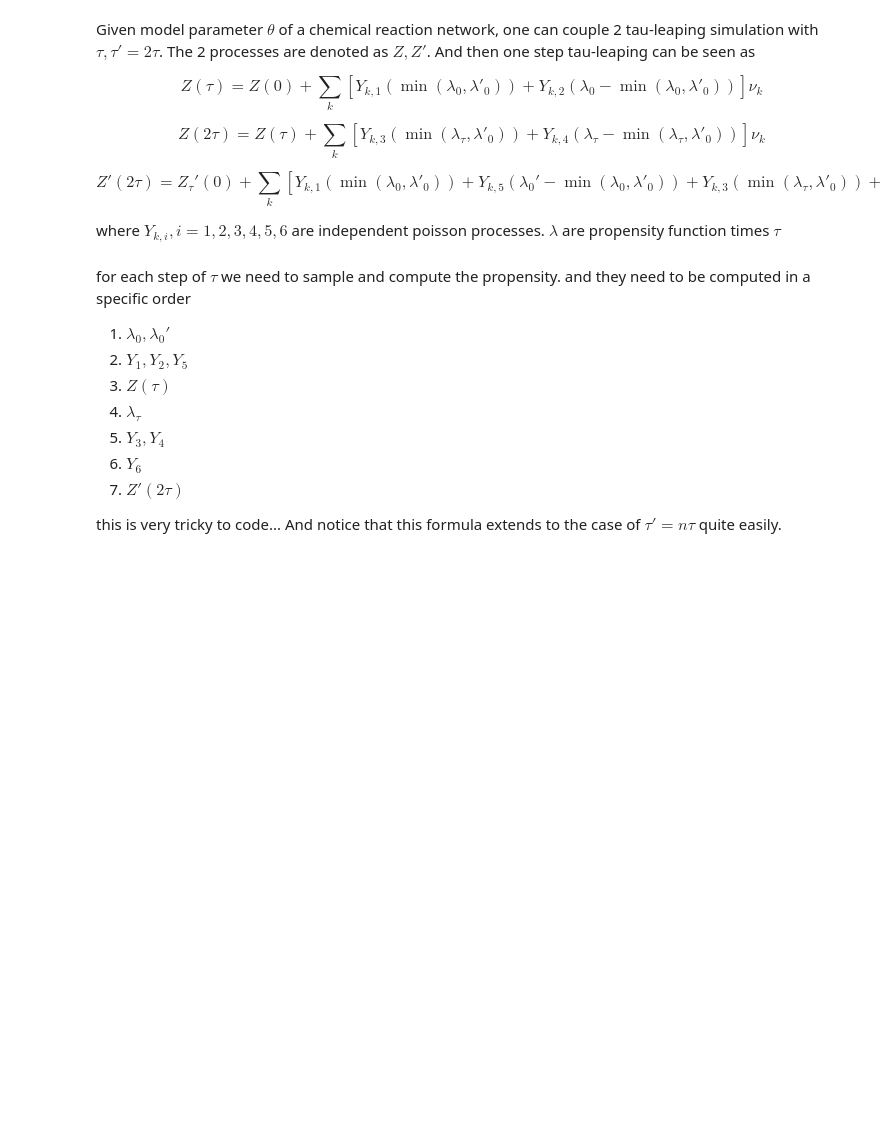
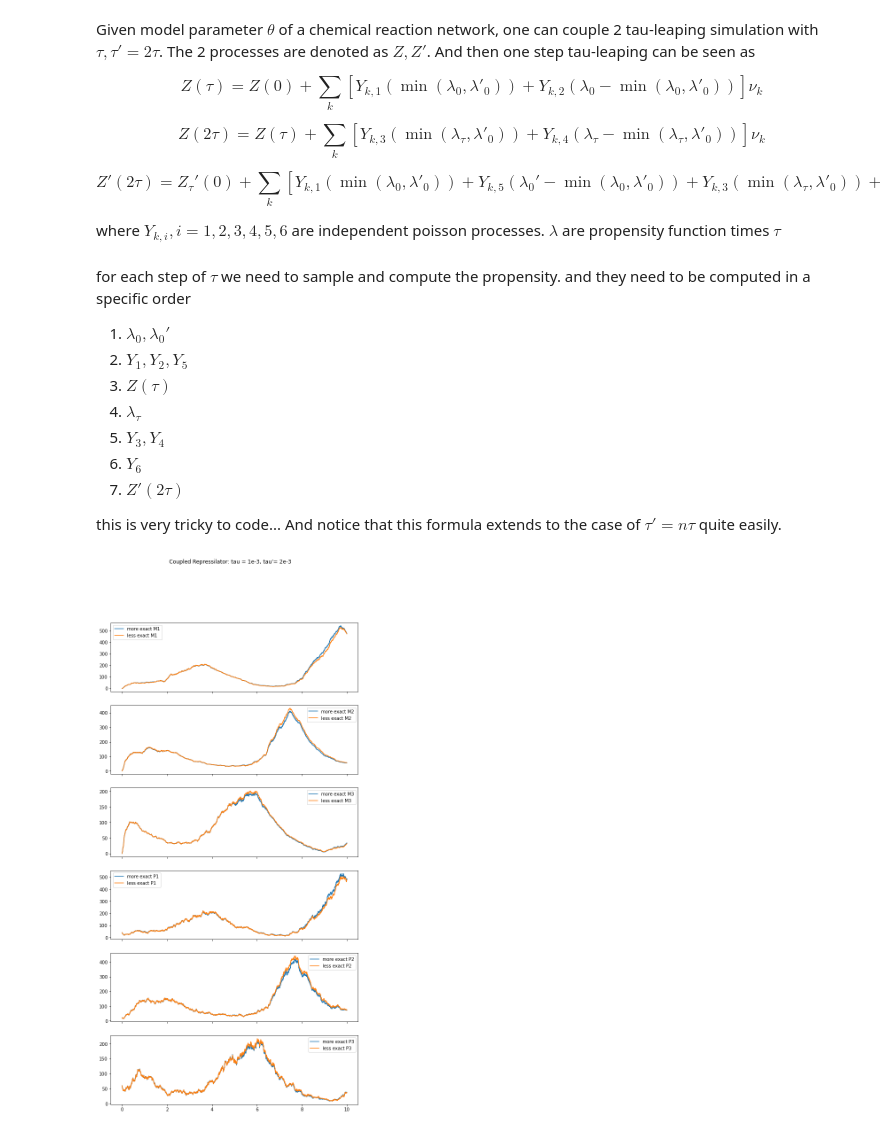
Before and after one commit to WangHaiYang874/ABC22, a Jupyter notebook: tau leaping couple.ipynb, the cells around one changed output. Cells and saved outputs as stored; diff of their text form; code cells hidden in the pictures; blank space fills up the shorter version.

Commit message:
tau leaping coupled demo notebook

```diff
--- a/tau leaping couple.ipynb
+++ b/tau leaping couple.ipynb
@@ -36,0 +38,25 @@ from models import Repressilator
+# %%
+alpha0 = 1
+alpha = 1000
+n = 2
+K = 20
+beta = 5
+gamma = 1
+
+model_parameter = np.array([alpha0,alpha,n,K,beta,gamma])
+
+X_init = np.array([0,0,0,40,20,60])
+
+model = Repressilator(model_parameter)
+# %%
+x1,t1,x2,t2 = model.tau_leaping_coupled(X_init,1e-3,10)
+# %%
+fig, axes = plt.subplots(6,1,figsize=(10,20),sharex=True)
+fig.suptitle('Coupled Repressilator: tau = 1e-3, tau\'= 2e-3')
+
+for i in range(6):
+    axes[i].plot(t1,x1[:,i],label='more exact ' + model.index2chemical[i])
+    axes[i].plot(t2,x2[:,i],label='less exact ' + model.index2chemical[i])
+    axes[i].legend()
+# %% [output]
+[figure, added]
```
Also changed, not shown: parts of 1 cell of this notebook.
